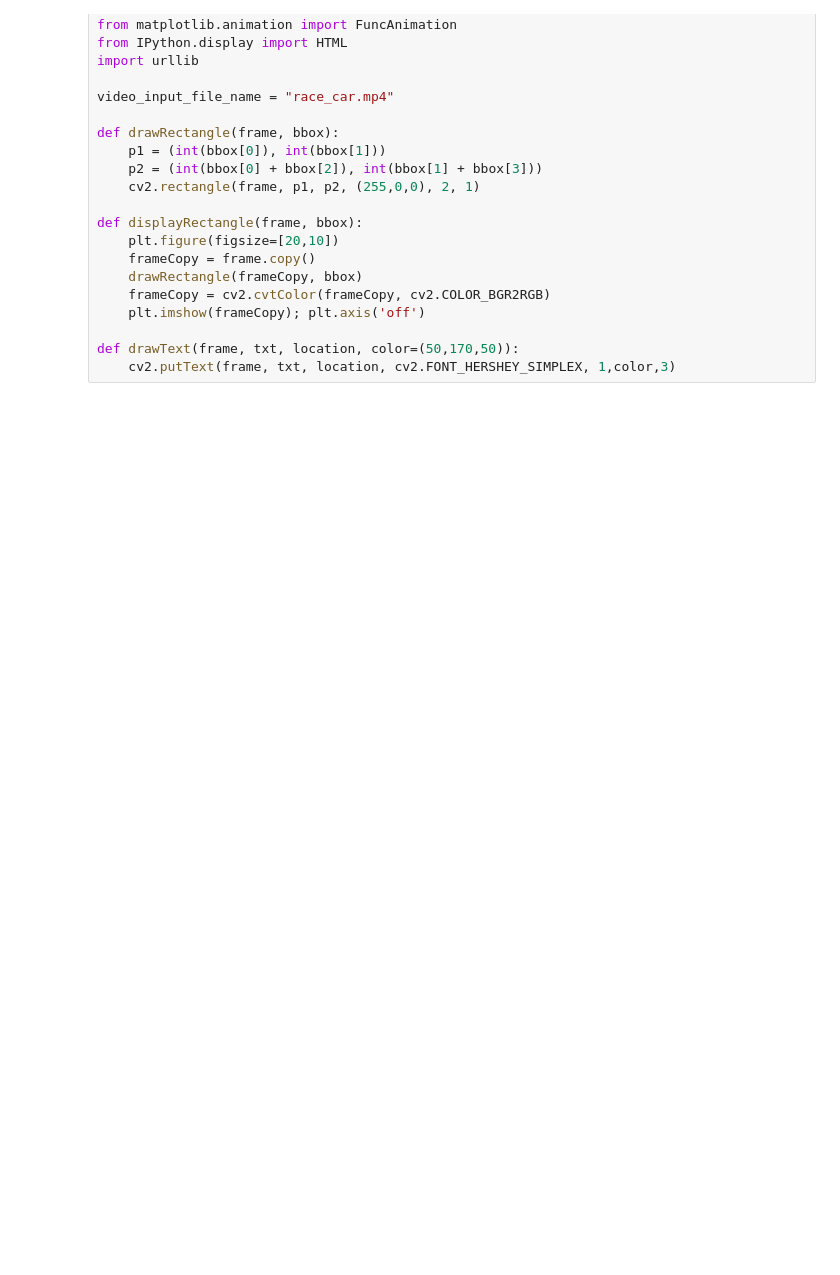
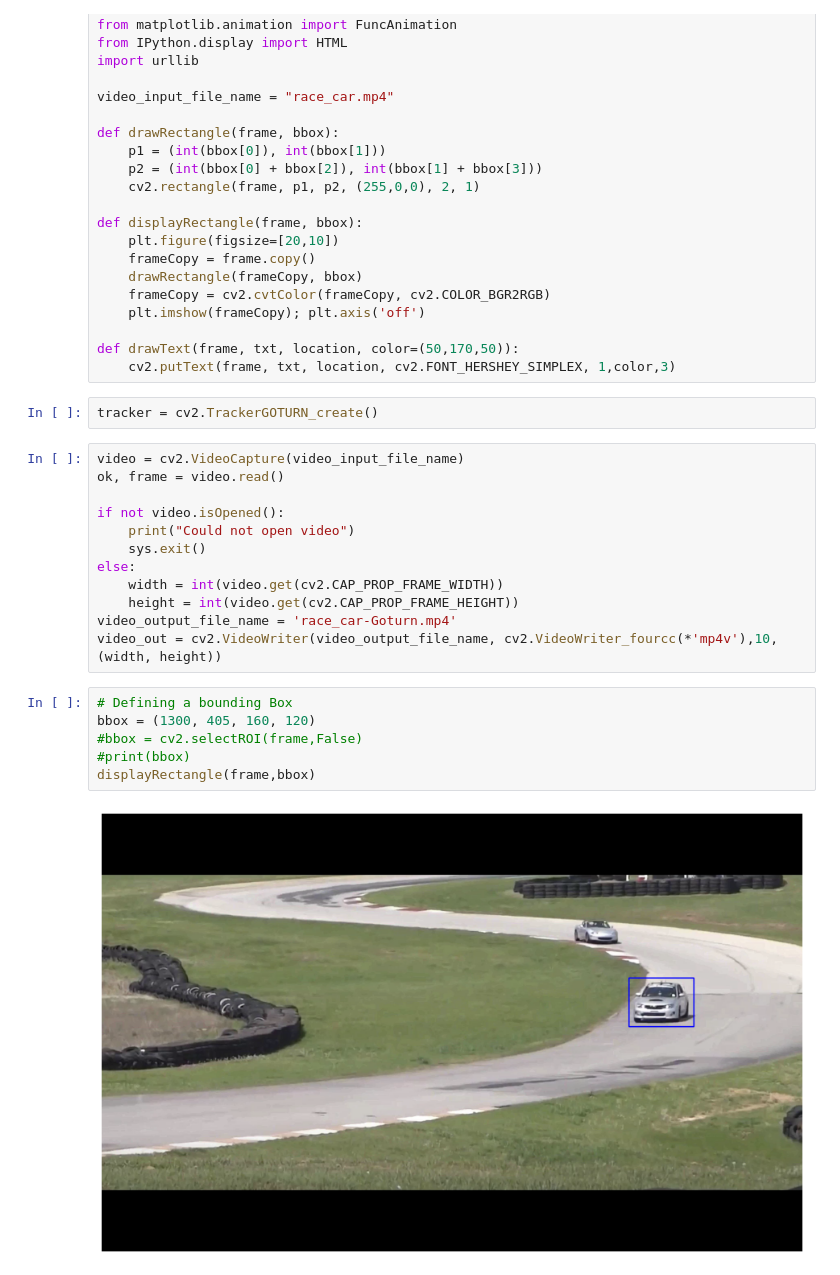
Before and after one commit to arinjaysaraf/OpenCV, a Jupyter notebook: Object_tracking.ipynb, the cells around one changed output. Saved outputs shown, nothing was run; the diff lists cells and outputs as text; blank space fills up the shorter version.

```diff
--- a/Object_tracking.ipynb
+++ b/Object_tracking.ipynb
@@ -37,3 +37,25 @@ def displayRectangle(frame, bbox):
 
 def drawText(frame, txt, location, color=(50,170,50)):
     cv2.putText(frame, txt, location, cv2.FONT_HERSHEY_SIMPLEX, 1,color,3)
+# %%
+tracker = cv2.TrackerGOTURN_create()
+# %%
+video = cv2.VideoCapture(video_input_file_name)
+ok, frame = video.read()
+
+if not video.isOpened():
+    print("Could not open video")
+    sys.exit()
+else:
+    width = int(video.get(cv2.CAP_PROP_FRAME_WIDTH))
+    height = int(video.get(cv2.CAP_PROP_FRAME_HEIGHT))
+video_output_file_name = 'race_car-Goturn.mp4'
+video_out = cv2.VideoWriter(video_output_file_name, cv2.VideoWriter_fourcc(*'mp4v'),10,(width, height))
+# %%
+# Defining a bounding Box
+bbox = (1300, 405, 160, 120)
+#bbox = cv2.selectROI(frame,False)
+#print(bbox)
+displayRectangle(frame,bbox)
+# %% [output]
+[figure, added]
```
Also changed, not shown: parts of 3 cells of this notebook, 3 other files.
